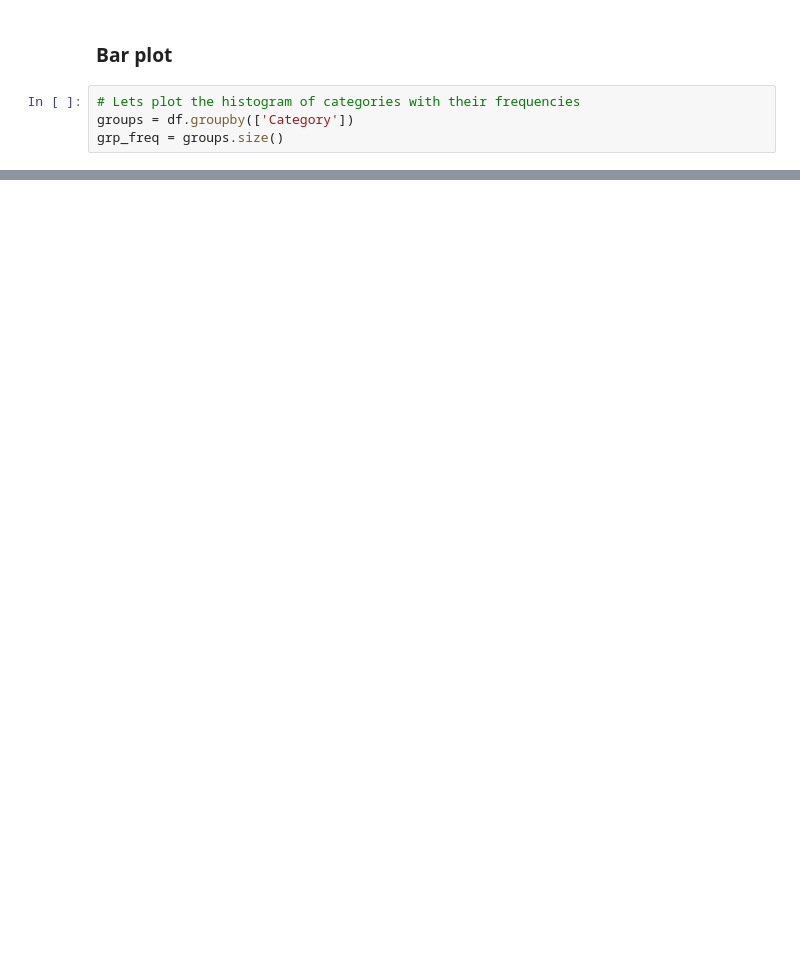
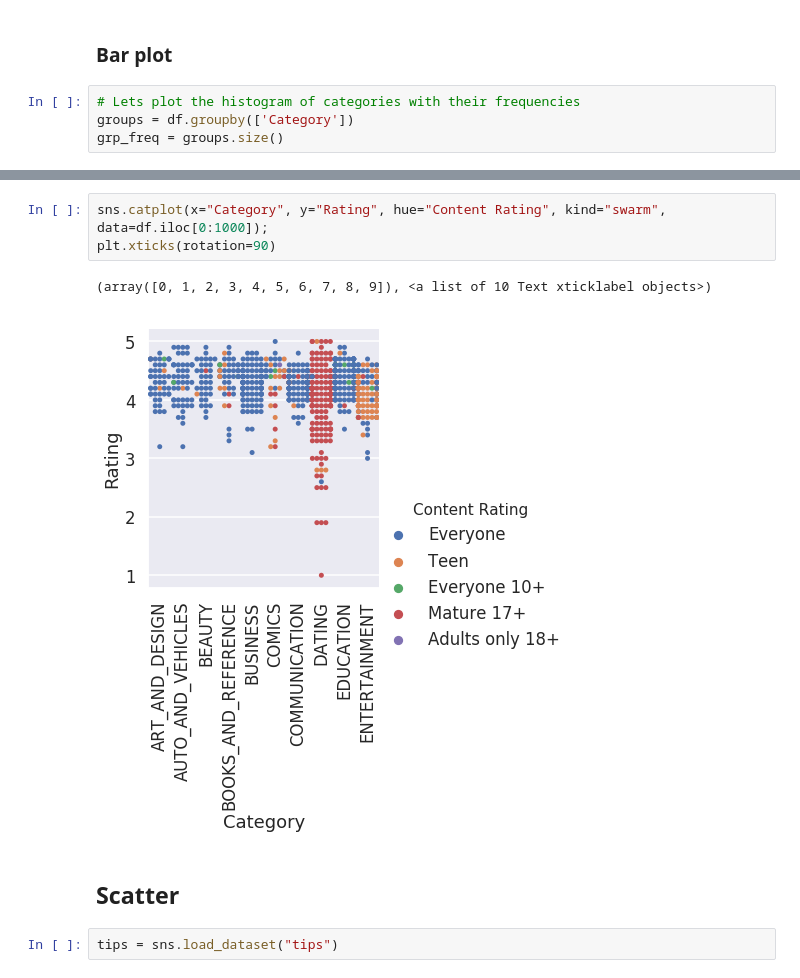
Before and after one commit to bulutmf/data-science-toolbox, a Jupyter notebook: data-wrangling/plotting-data.ipynb, the cells around one changed output, grey strips where cells are left out. Drawn from its saved outputs; the diff is of its cells as text; blank space fills up the shorter version.

```diff
--- a/data-wrangling/plotting-data.ipynb
+++ b/data-wrangling/plotting-data.ipynb
@@ -35,0 +48,10 @@ plt.xticks(rotation=90)
+# %%
+sns.catplot(x="Category", y="Rating", hue="Content Rating", kind="swarm", data=df.iloc[0:1000]);
+plt.xticks(rotation=90)
+# %% [output]
+(array([0, 1, 2, 3, 4, 5, 6, 7, 8, 9]), <a list of 10 Text xticklabel objects>)
+[figure, added]
+# %% [markdown]
+## Scatter
+# %%
+tips = sns.load_dataset("tips")
```
Also changed, not shown: parts of 16 cells of this notebook.
